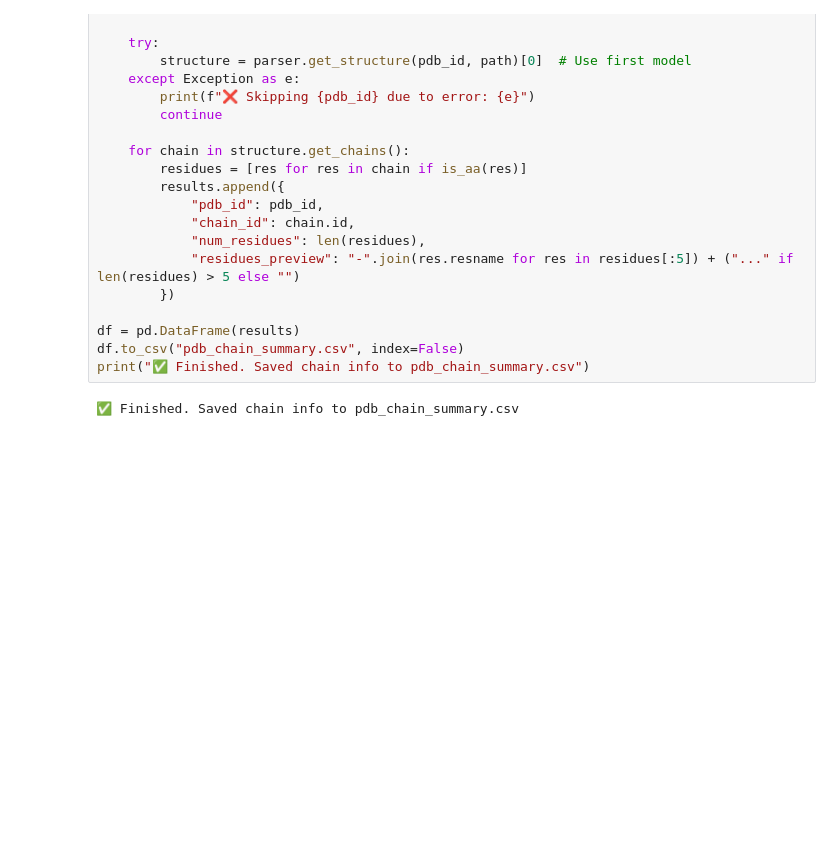
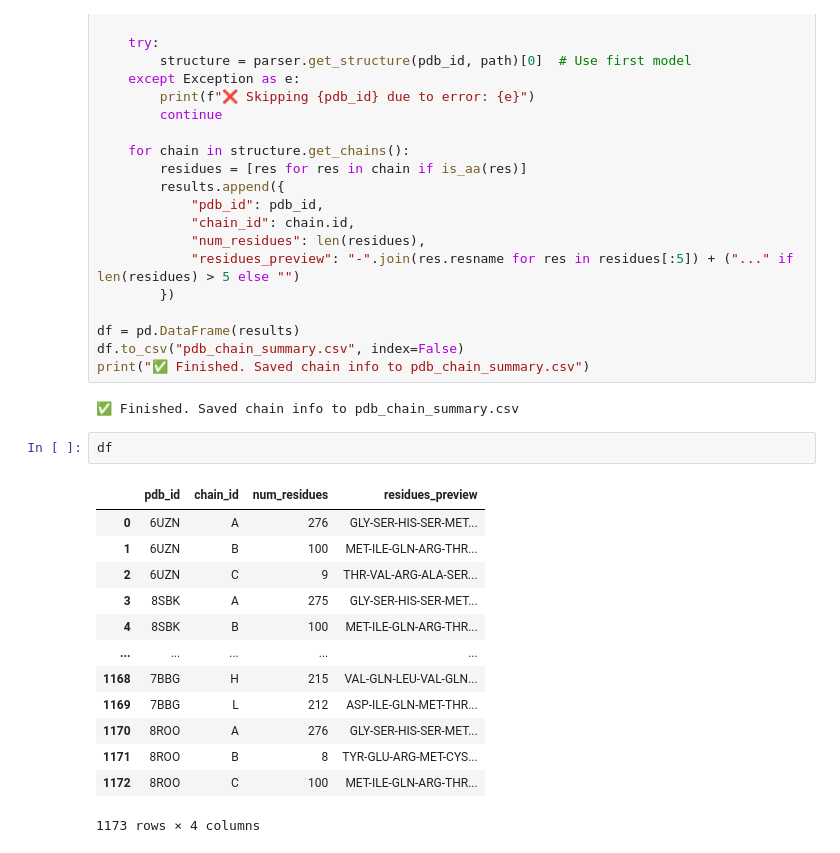
Before and after one commit to sermare/ESMCBA, a Jupyter notebook: jupyter_notebooks/rdfiffusion/RFD_eval.ipynb, the cells around one changed output. Drawn from its saved outputs; the diff is of its cells as text; blank space fills up the shorter version.

```diff
--- a/jupyter_notebooks/rdfiffusion/RFD_eval.ipynb
+++ b/jupyter_notebooks/rdfiffusion/RFD_eval.ipynb
@@ -519,3 +519,19 @@ df.to_csv("pdb_chain_summary.csv", index=False)
 print("✅ Finished. Saved chain info to pdb_chain_summary.csv")
 # %% [output]
 ✅ Finished. Saved chain info to pdb_chain_summary.csv
+# %%
+df
+# %% [output]
+|  | pdb_id | chain_id | num_residues | residues_preview |
+| 0 | 6UZN | A | 276 | GLY-SER-HIS-SER-MET... |
+| 1 | 6UZN | B | 100 | MET-ILE-GLN-ARG-THR... |
+| 2 | 6UZN | C | 9 | THR-VAL-ARG-ALA-SER... |
+| 3 | 8SBK | A | 275 | GLY-SER-HIS-SER-MET... |
+| 4 | 8SBK | B | 100 | MET-ILE-GLN-ARG-THR... |
+| ... | ... | ... | ... | ... |
+| 1168 | 7BBG | H | 215 | VAL-GLN-LEU-VAL-GLN... |
+| 1169 | 7BBG | L | 212 | ASP-ILE-GLN-MET-THR... |
+| 1170 | 8ROO | A | 276 | GLY-SER-HIS-SER-MET... |
+| 1171 | 8ROO | B | 8 | TYR-GLU-ARG-MET-CYS... |
+| 1172 | 8ROO | C | 100 | MET-ILE-GLN-ARG-THR... |
+1173 rows × 4 columns
```
